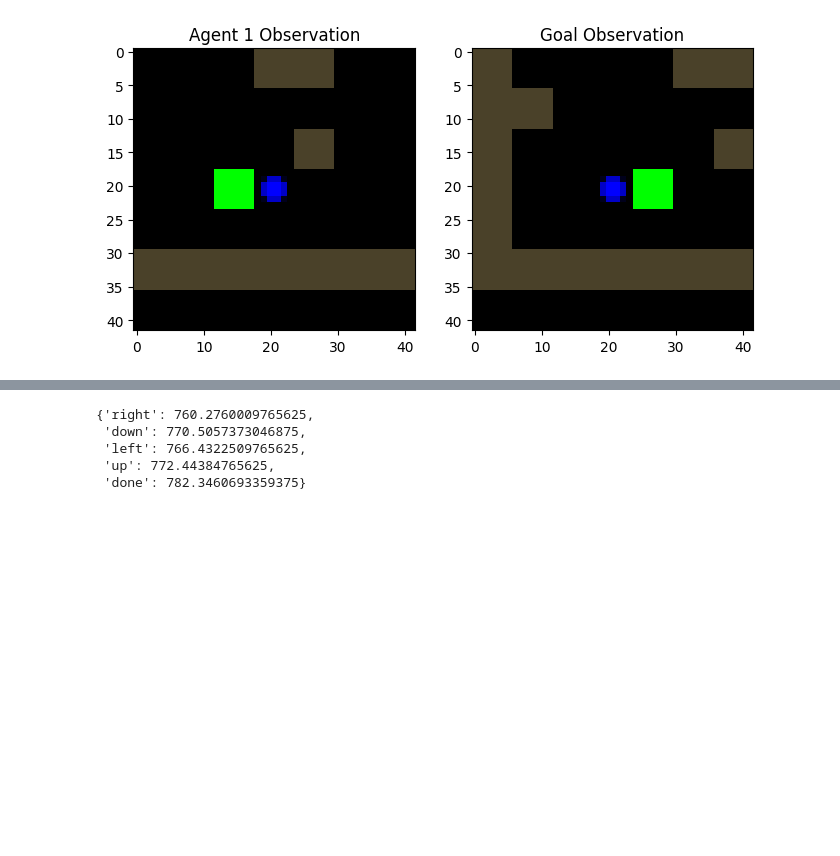
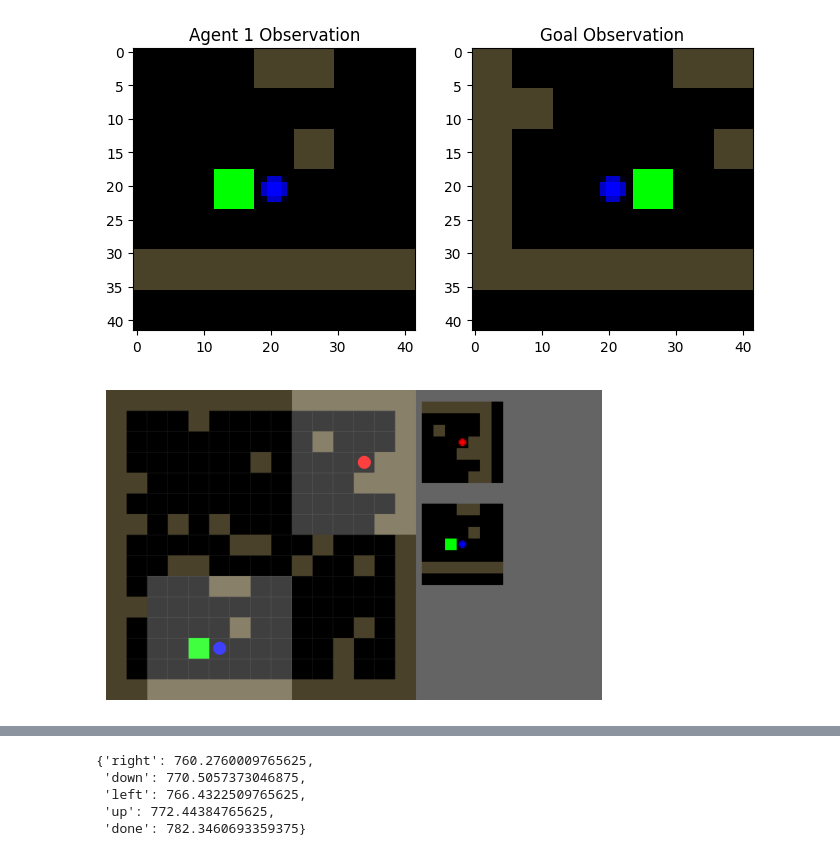
Before and after one commit to Ahmed-Khaled-Saleh/mawm, a Jupyter notebook: nbs/10b_evaluators.planning_eval.ipynb, the cells around one changed output, grey strips where cells are left out. Drawn from its saved outputs; the diff is of its cells as text; code cells hidden in the pictures; blank space fills up the shorter version.

```diff
--- a/nbs/10b_evaluators.planning_eval.ipynb
+++ b/nbs/10b_evaluators.planning_eval.ipynb
@@ -161,5 +165,14 @@ idx = 1
 plot_obs_vs_goal(prev_obs, agent_idx= idx, goals= goals)
 # %% [output]
 [figure]
+# %%
+#| hide
+import matplotlib.pyplot as plt
+new_frame = env.render(mode="rgb_array", show_more=True)
+plt.imshow(new_frame)
+plt.axis('off')
+plt.show()
+# %% [output]
+[figure, added]
 # %%
 #| hide
```
Also changed, not shown: parts of 19 cells of this notebook, 13 other files.
